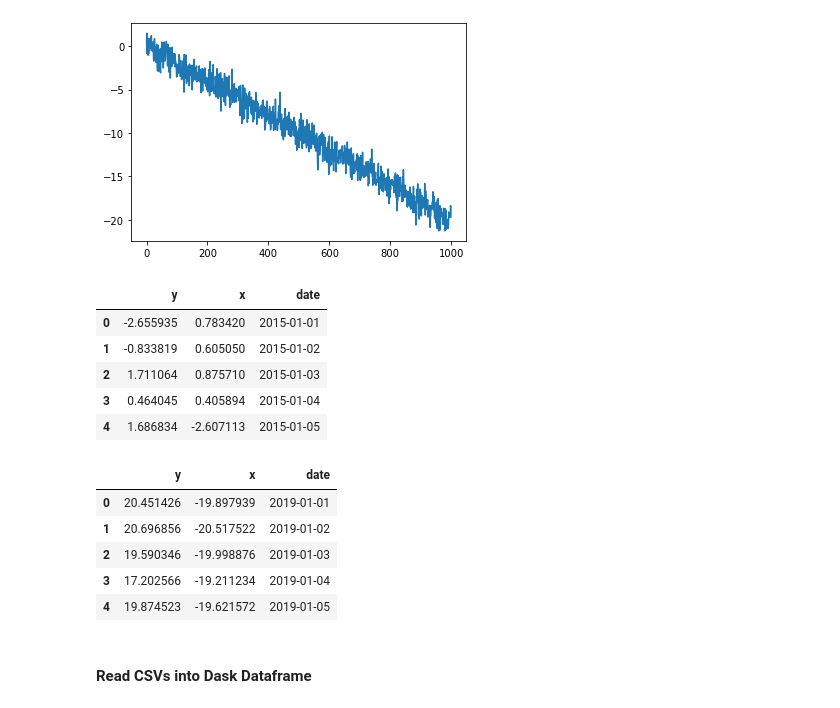
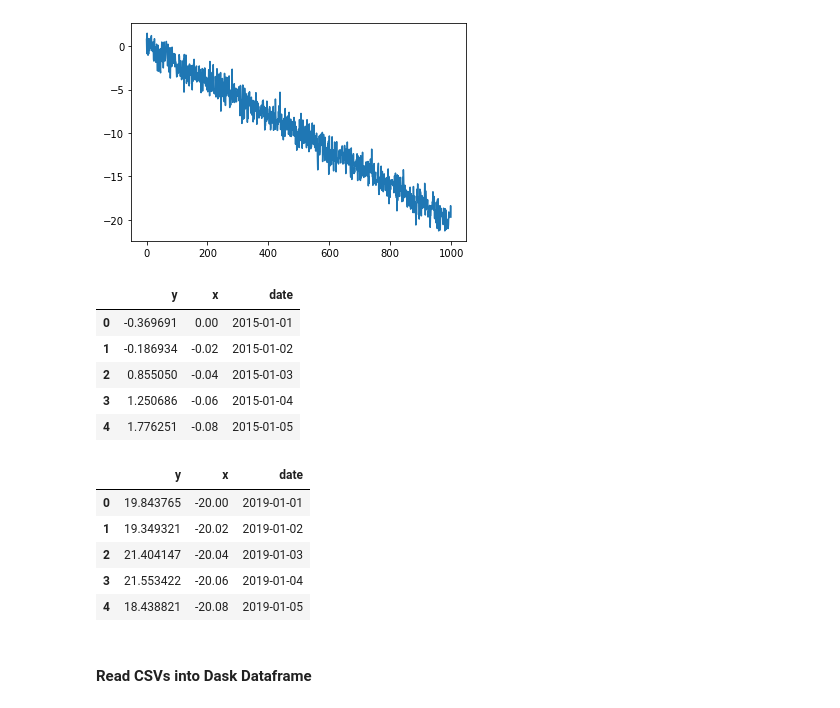
Before and after one commit to sasha-kap/sales-forecasting, a Jupyter notebook: notebooks/dask_csv_testing.ipynb, the cells around one changed output. Drawn from its saved outputs; the diff is of its cells as text; code cells hidden in the pictures.

```diff
--- a/notebooks/dask_csv_testing.ipynb
+++ b/notebooks/dask_csv_testing.ipynb
@@ -25,35 +25,35 @@ plt.plot(np.array([-x / 100 for x in range(0,2000,2)]) + np.random.randn(1000))
 # %%
 df1 = pd.DataFrame(
     {
         'y': np.array([x / 100 for x in range(0,2000,2)]) + np.random.randn(1000),
-        'x': np.array([-x / 100 for x in range(0,2000,2)]) + np.random.randn(1000),
+        'x': np.array([-x / 100 for x in range(0,2000,2)]),
         'date': pd.date_range("01/01/2015", periods=1000)
     }
 )
 df1.head()
 # %% [output]
 |  | y | x | date |
-| 0 | -2.655935 | 0.783420 | 2015-01-01 |
-| 1 | -0.833819 | 0.605050 | 2015-01-02 |
-| 2 | 1.711064 | 0.875710 | 2015-01-03 |
-| 3 | 0.464045 | 0.405894 | 2015-01-04 |
-| 4 | 1.686834 | -2.607113 | 2015-01-05 |
+| 0 | -0.369691 | 0.00 | 2015-01-01 |
+| 1 | -0.186934 | -0.02 | 2015-01-02 |
+| 2 | 0.855050 | -0.04 | 2015-01-03 |
+| 3 | 1.250686 | -0.06 | 2015-01-04 |
+| 4 | 1.776251 | -0.08 | 2015-01-05 |
 # %%
 df2 = pd.DataFrame(
     {
         'y': np.array([x / 100 for x in range(2000,4000,2)]) + np.random.randn(1000),
-        'x': np.array([-x / 100 for x in range(2000,4000,2)]) + np.random.randn(1000),
+        'x': np.array([-x / 100 for x in range(2000,4000,2)]),
         'date': pd.date_range("01/01/2019", periods=1000)
     }
 )
 df2.head()
 # %% [output]
 |  | y | x | date |
-| 0 | 20.451426 | -19.897939 | 2019-01-01 |
-| 1 | 20.696856 | -20.517522 | 2019-01-02 |
-| 2 | 19.590346 | -19.998876 | 2019-01-03 |
-| 3 | 17.202566 | -19.211234 | 2019-01-04 |
-| 4 | 19.874523 | -19.621572 | 2019-01-05 |
+| 0 | 19.843765 | -20.00 | 2019-01-01 |
+| 1 | 19.349321 | -20.02 | 2019-01-02 |
+| 2 | 21.404147 | -20.04 | 2019-01-03 |
+| 3 | 21.553422 | -20.06 | 2019-01-04 |
+| 4 | 18.438821 | -20.08 | 2019-01-05 |
 # %%
 df1.to_csv('../data/test/csv1.csv', index=False)
 # %%
```
Also changed, not shown: parts of 8 cells of this notebook.
